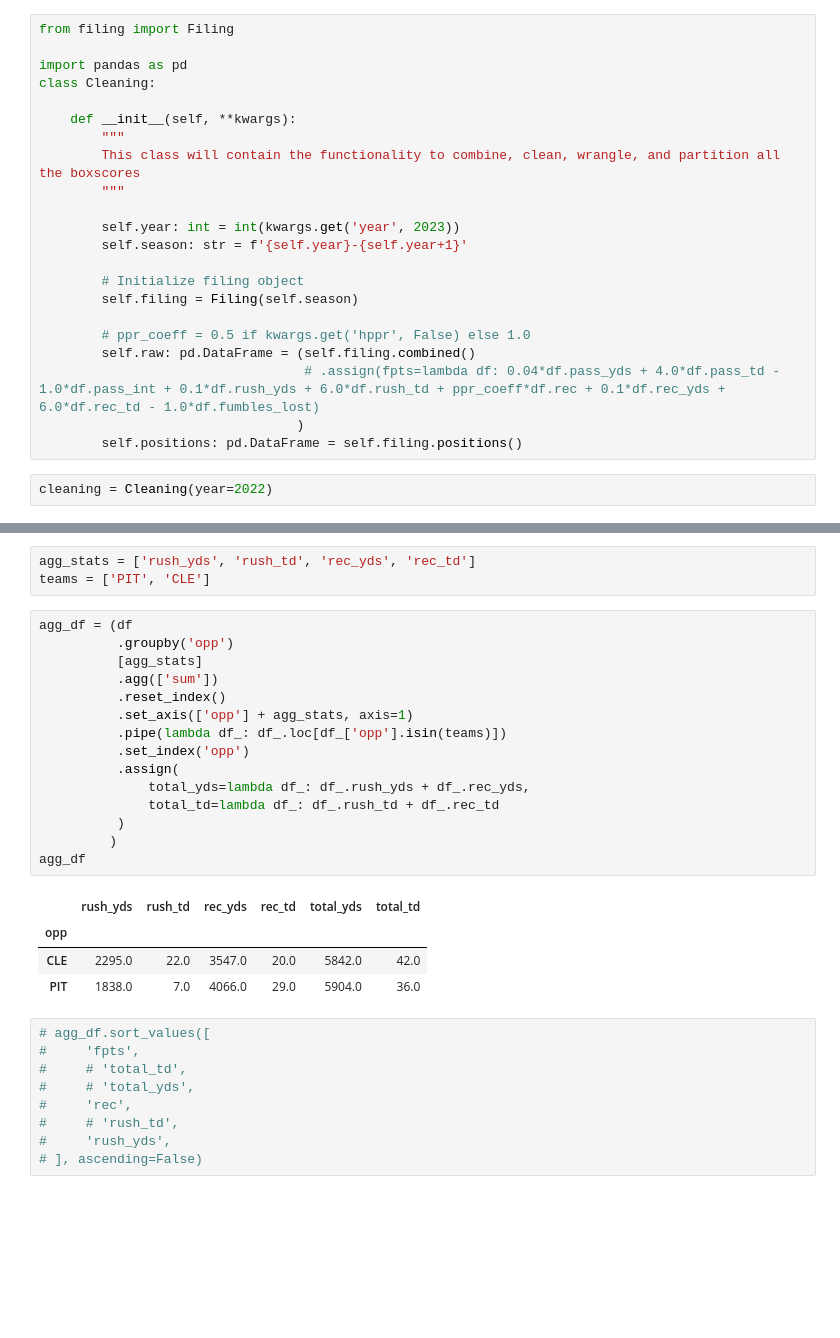
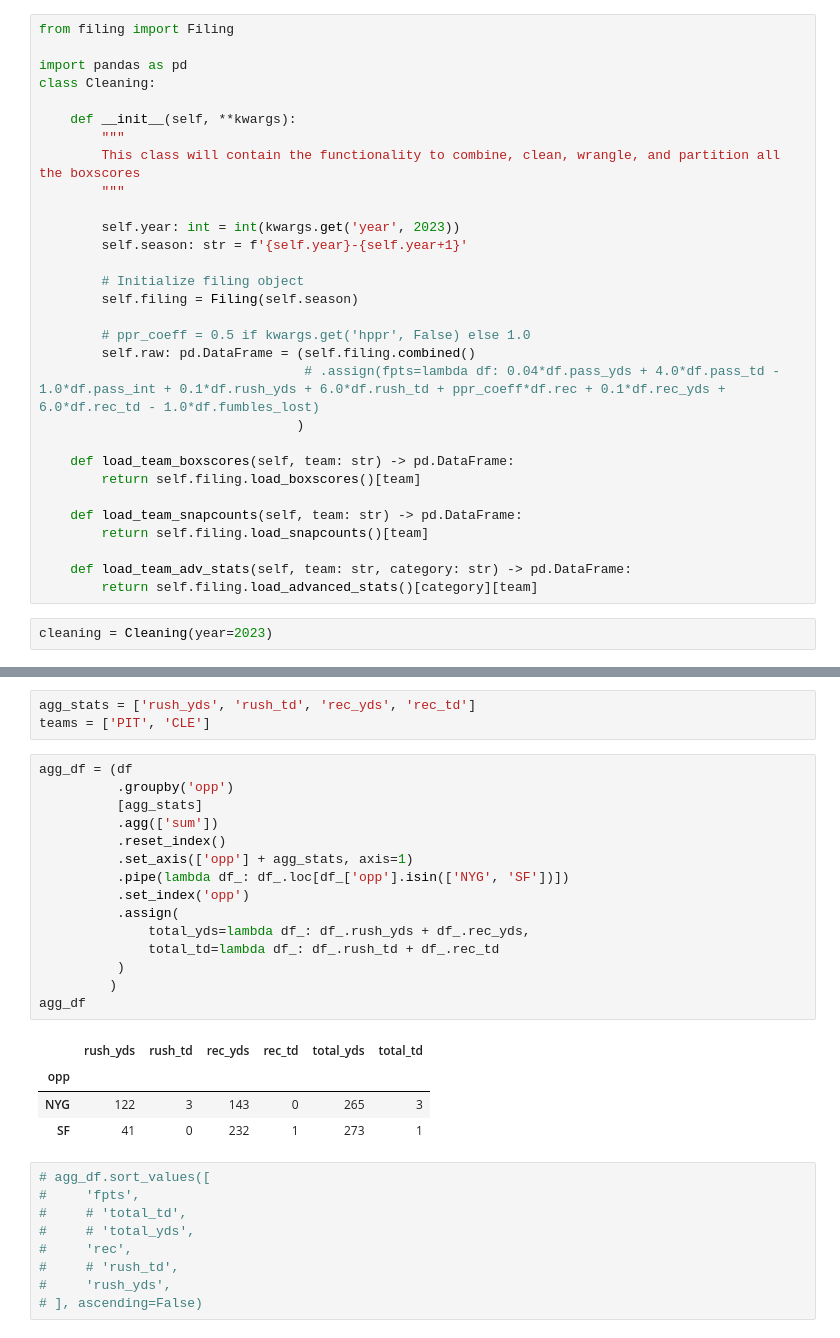
Before and after one commit to jackdegen/nfl-boxscores, a Jupyter notebook: src/interactive.ipynb, the cells around one changed output, grey strips where cells are left out. Saved outputs shown, nothing was run; the diff lists cells and outputs as text; blank space fills up the shorter version.

```diff
--- a/src/interactive.ipynb
+++ b/src/interactive.ipynb
@@ -32,9 +32,17 @@ class Cleaning:
         self.raw: pd.DataFrame = (self.filing.combined()
                                   # .assign(fpts=lambda df: 0.04*df.pass_yds + 4.0*df.pass_td - 1.0*df.pass_int + 0.1*df.rush_yds + 6.0*df.rush_td + ppr_coeff*df.rec + 0.1*df.rec_yds + 6.0*df.rec_td - 1.0*df.fumbles_lost)
                                  )
-        self.positions: pd.DataFrame = self.filing.positions()
+
+    def load_team_boxscores(self, team: str) -> pd.DataFrame:
+        return self.filing.load_boxscores()[team]
+
+    def load_team_snapcounts(self, team: str) -> pd.DataFrame:
+        return self.filing.load_snapcounts()[team]
+
+    def load_team_adv_stats(self, team: str, category: str) -> pd.DataFrame:
+        return self.filing.load_advanced_stats()[category][team]
 # %%
-cleaning = Cleaning(year=2022)
+cleaning = Cleaning(year=2023)
 # %%
 df = cleaning.raw
 # %%
@@ -195,23 +251,23 @@ teams = ['PIT', 'CLE']
 # %%
 agg_df = (df
           .groupby('opp')
           [agg_stats]
           .agg(['sum'])
           .reset_index()
           .set_axis(['opp'] + agg_stats, axis=1)
-          .pipe(lambda df_: df_.loc[df_['opp'].isin(teams)])
+          .pipe(lambda df_: df_.loc[df_['opp'].isin(['NYG', 'SF'])])
           .set_index('opp')
           .assign(
               total_yds=lambda df_: df_.rush_yds + df_.rec_yds,
               total_td=lambda df_: df_.rush_td + df_.rec_td
           )
          )
 agg_df
 # %% [output]
 |  | rush_yds | rush_td | rec_yds | rec_td | total_yds | total_td |
 | opp |  |  |  |  |  |  |
-| CLE | 2295.0 | 22.0 | 3547.0 | 20.0 | 5842.0 | 42.0 |
-| PIT | 1838.0 | 7.0 | 4066.0 | 29.0 | 5904.0 | 36.0 |
+| NYG | 122 | 3 | 143 | 0 | 265 | 3 |
+| SF | 41 | 0 | 232 | 1 | 273 | 1 |
 # %%
 # agg_df.sort_values([
 #     'fpts',
```
Also changed, not shown: parts of 16 cells of this notebook, 3 other files.
